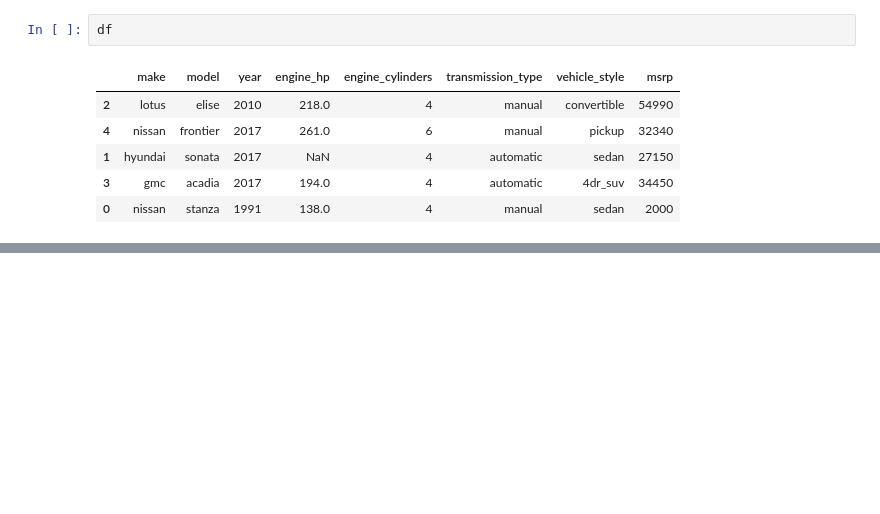
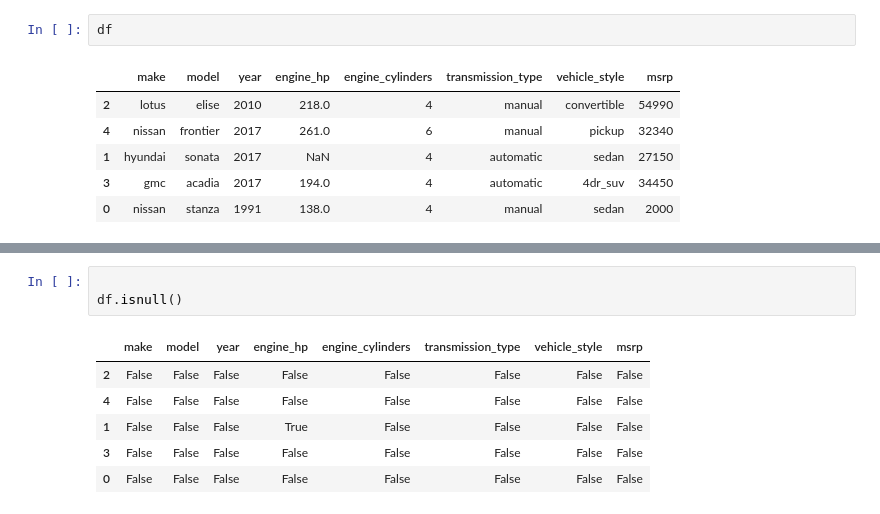
Before and after one commit to rodmargon/machine-learning-zoocamp-homework, a Jupyter notebook: 01-Intro/pandas.ipynb, the cells around one changed output, grey strips where cells are left out. Cells and saved outputs as stored; diff of their text form; blank space fills up the shorter version.

```diff
--- a/01-Intro/pandas.ipynb
+++ b/01-Intro/pandas.ipynb
@@ -514,0 +582,10 @@ df
+# %%
+
+df.isnull()
+# %% [output]
+|  | make | model | year | engine_hp | engine_cylinders | transmission_type | vehicle_style | msrp |
+| 2 | False | False | False | False | False | False | False | False |
+| 4 | False | False | False | False | False | False | False | False |
+| 1 | False | False | False | True | False | False | False | False |
+| 3 | False | False | False | False | False | False | False | False |
+| 0 | False | False | False | False | False | False | False | False |
```
Also changed, not shown: parts of 11 cells of this notebook.
